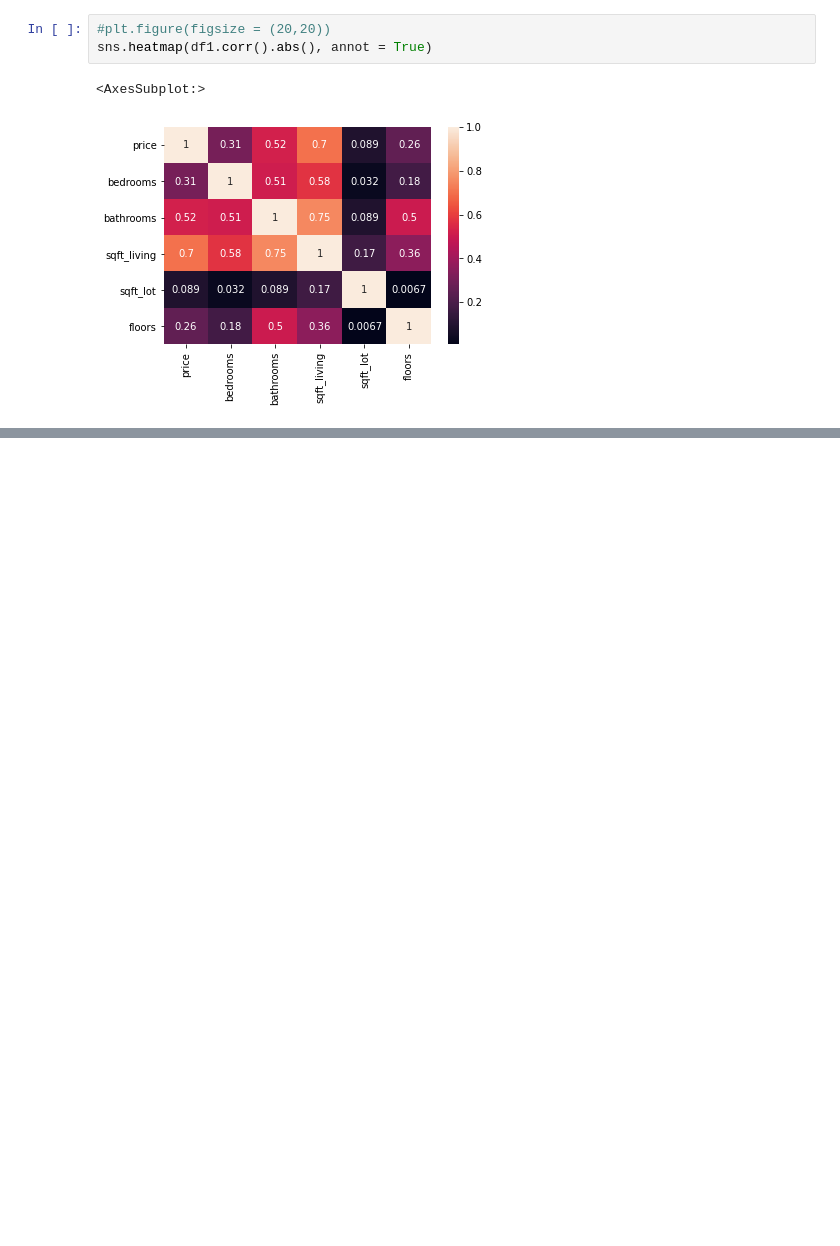
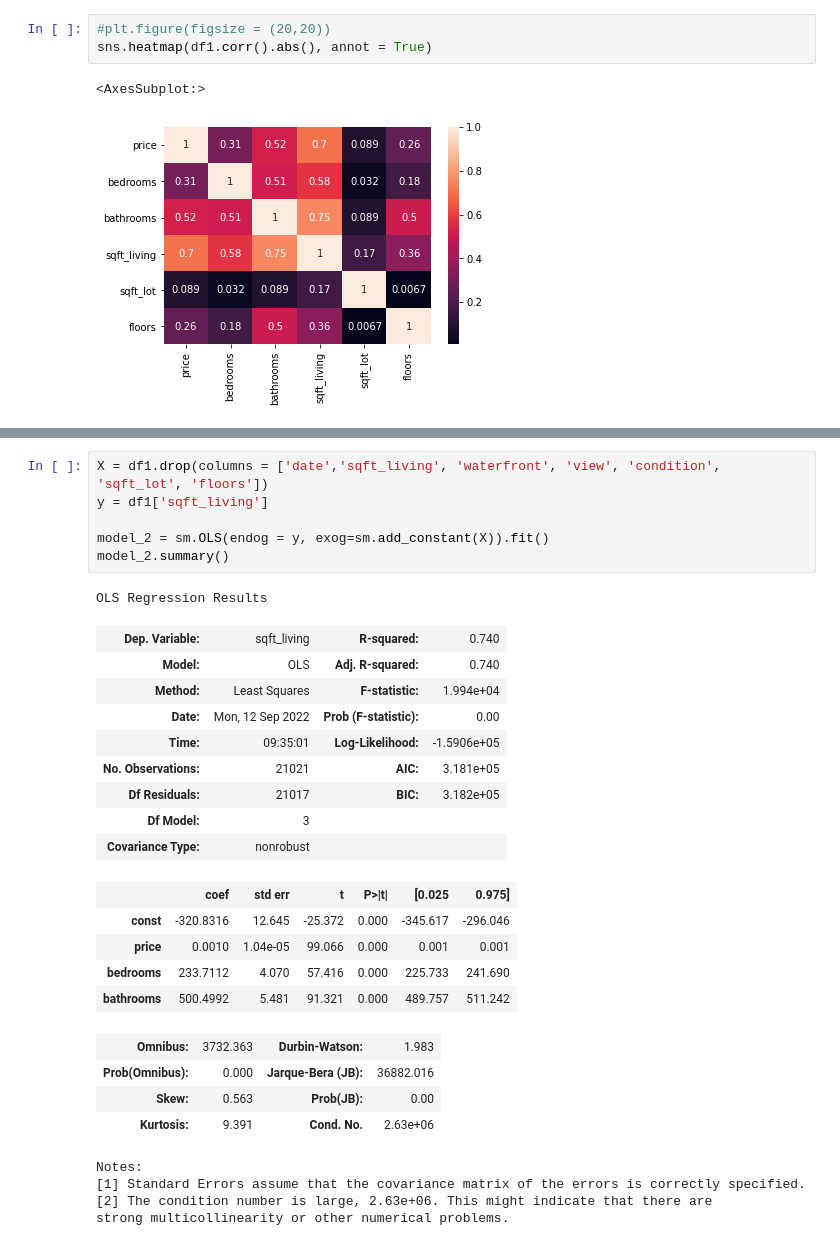
Before and after one commit to MusaAbbasi/Phase_2_Project, a Jupyter notebook: EDA_Musa.ipynb, the cells around one changed output, grey strips where cells are left out. Drawn from its saved outputs; the diff is of its cells as text; blank space fills up the shorter version.

```diff
--- a/EDA_Musa.ipynb
+++ b/EDA_Musa.ipynb
@@ -447,0 +481,30 @@ sns.heatmap(df1.corr().abs(), annot = True)
+# %%
+X = df1.drop(columns = ['date','sqft_living', 'waterfront', 'view', 'condition', 'sqft_lot', 'floors'])
+y = df1['sqft_living']
+
+model_2 = sm.OLS(endog = y, exog=sm.add_constant(X)).fit()
+model_2.summary()
+# %% [output]
+OLS Regression Results
+| Dep. Variable: | sqft_living | R-squared: | 0.740 |
+| Model: | OLS | Adj. R-squared: | 0.740 |
+| Method: | Least Squares | F-statistic: | 1.994e+04 |
+| Date: | Mon, 12 Sep 2022 | Prob (F-statistic): | 0.00 |
+| Time: | 09:35:01 | Log-Likelihood: | -1.5906e+05 |
+| No. Observations: | 21021 | AIC: | 3.181e+05 |
+| Df Residuals: | 21017 | BIC: | 3.182e+05 |
+| Df Model: | 3 |  |  |
+| Covariance Type: | nonrobust |  |  |
+|  | coef | std err | t | P>|t| | [0.025 | 0.975] |
+| const | -320.8316 | 12.645 | -25.372 | 0.000 | -345.617 | -296.046 |
+| price | 0.0010 | 1.04e-05 | 99.066 | 0.000 | 0.001 | 0.001 |
+| bedrooms | 233.7112 | 4.070 | 57.416 | 0.000 | 225.733 | 241.690 |
+| bathrooms | 500.4992 | 5.481 | 91.321 | 0.000 | 489.757 | 511.242 |
+| Omnibus: | 3732.363 | Durbin-Watson: | 1.983 |
+| Prob(Omnibus): | 0.000 | Jarque-Bera (JB): | 36882.016 |
+| Skew: | 0.563 | Prob(JB): | 0.00 |
+| Kurtosis: | 9.391 | Cond. No. | 2.63e+06 |
+Notes:
+[1] Standard Errors assume that the covariance matrix of the errors is correctly specified.
+[2] The condition number is large, 2.63e+06. This might indicate that there are
+strong multicollinearity or other numerical problems.
```
Also changed, not shown: parts of 10 cells of this notebook, 3 other files.
